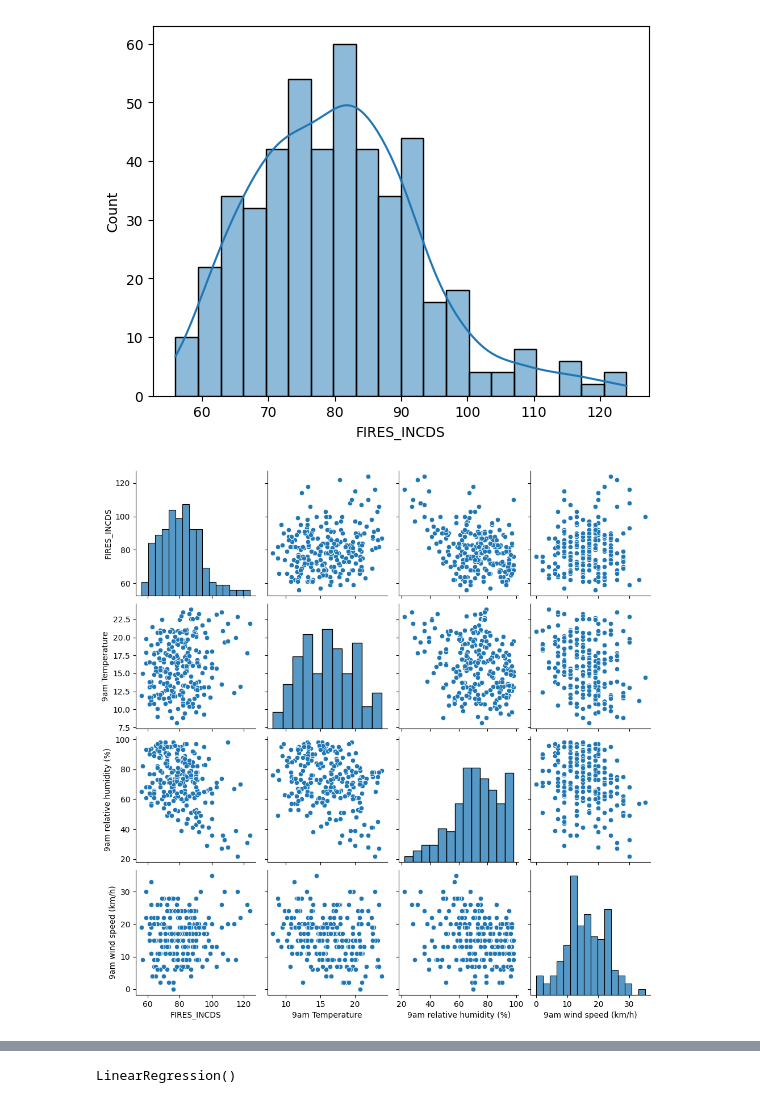
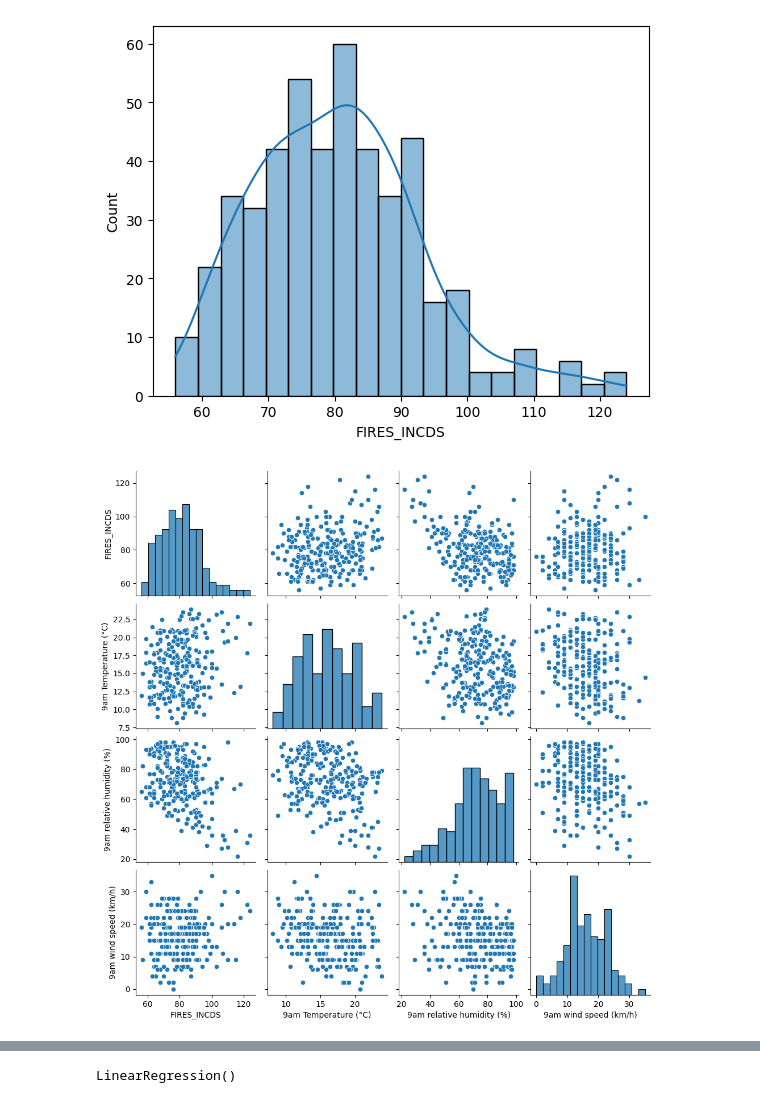
Before and after one commit to ilana01/weather_fire_analysis, a Jupyter notebook: data.ipynb, the cells around one changed output, grey strips where cells are left out. Cells and saved outputs as stored; diff of their text form; code cells hidden in the pictures.

Commit message:
include data in project and fix for 9am temps

```diff
--- a/data.ipynb
+++ b/data.ipynb
@@ -6,8 +6,8 @@ import matplotlib.pyplot as plt
 from sklearn.linear_model import LinearRegression
 # %%
 # file paths (save data on your machine in the same format)
-csv1_file_path = "~/Desktop/DataFiles/FRNSW_data_export_daily_20250513.csv"
-csv2_file_path = "~/Desktop/DataFiles/combined_attributes.csv"
+csv1_file_path = "DataFiles\FRNSW_data_export_daily_20250513.csv"
+csv2_file_path = "DataFiles\combined_attributes.csv"
 # %%
 # expand the '~' to the full path
 csv1_file_path = os.path.expanduser(csv1_file_path)
@@ -15,12 +15,15 @@ csv2_file_path = os.path.expanduser(csv2_file_path)
 # %%
 # reading in the files
 csv1_data = pd.read_csv(csv1_file_path, encoding='latin1')
-csv2_data = pd.read_csv(csv2_file_path, encoding='latin1')
+csv2_data = pd.read_csv(csv2_file_path, encoding='utf-8-sig')
 csv2_data = csv2_data.iloc[:, 1:]  # drops the first column
 # %%
-# convert REPORT_DATE to the appropriate datetime for consistent merging
-csv1_data['REPORT_DATE'] = pd.to_datetime(csv1_data['REPORT_DATE'], format='%m/%d/%Y')
-csv2_data['REPORT_DATE'] = pd.to_datetime(csv2_data['REPORT_DATE'], format='%m/%d/%Y')
+# Convert REPORT_DATE to datetime for consistent merging
+csv1_data['REPORT_DATE'] = pd.to_datetime(csv1_data['REPORT_DATE'])
+csv2_data['Date'] = pd.to_datetime(csv2_data['Date'])
+
+# Rename the 'Date' column to match
+csv2_data.rename(columns={'Date': 'REPORT_DATE'}, inplace=True)
 # %%
 # merging the dataframes on the REPORT_DATE column
 merged_data = pd.merge(csv1_data, csv2_data, on="REPORT_DATE", how="inner")
@@ -49,7 +52,7 @@ print(merged_data.head())
 # define constants for column names
 FIRE_INCIDENTS_COLUMN = 'FIRES_INCDS'
 WIND_SPEED_COLUMN = '9am wind speed (km/h)'
-TEMPERATURE_COLUMN = '9am Temperature'
+TEMPERATURE_COLUMN = '9am Temperature (°C)'
 HUMIDITY_COLUMN = '9am relative humidity (%)'
 CLOUD_AMOUNT_COLUMN = '9am cloud amount (oktas)'
 PRESSURE_COLUMN = '9am MSL pressure (hPa)'
@@ -134,9 +137,9 @@ plt.show()
 [figure]
 # %%
 # pairplot to spot relationship
-sns.pairplot(merged_data[['FIRES_INCDS', '9am Temperature', '9am relative humidity (%)', '9am wind speed (km/h)']])
+sns.pairplot(merged_data[['FIRES_INCDS', '9am Temperature (°C)', '9am relative humidity (%)', '9am wind speed (km/h)']])
 plt.show()
 # %% [output]
-[figure, old version]
+[figure, new version]
 # %%
 # regression analysis
```
Also changed, not shown: parts of 4 cells of this notebook, 3 other files.
